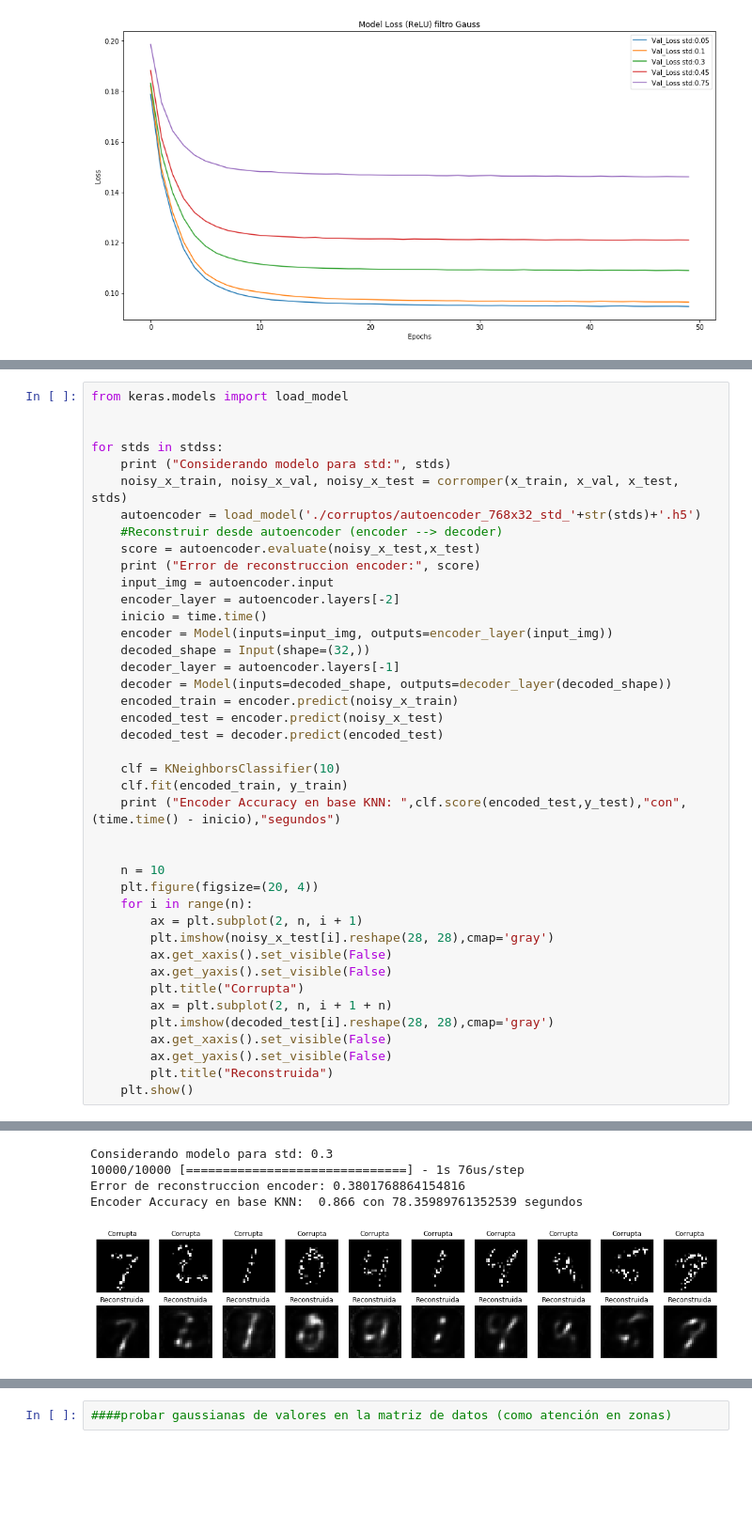
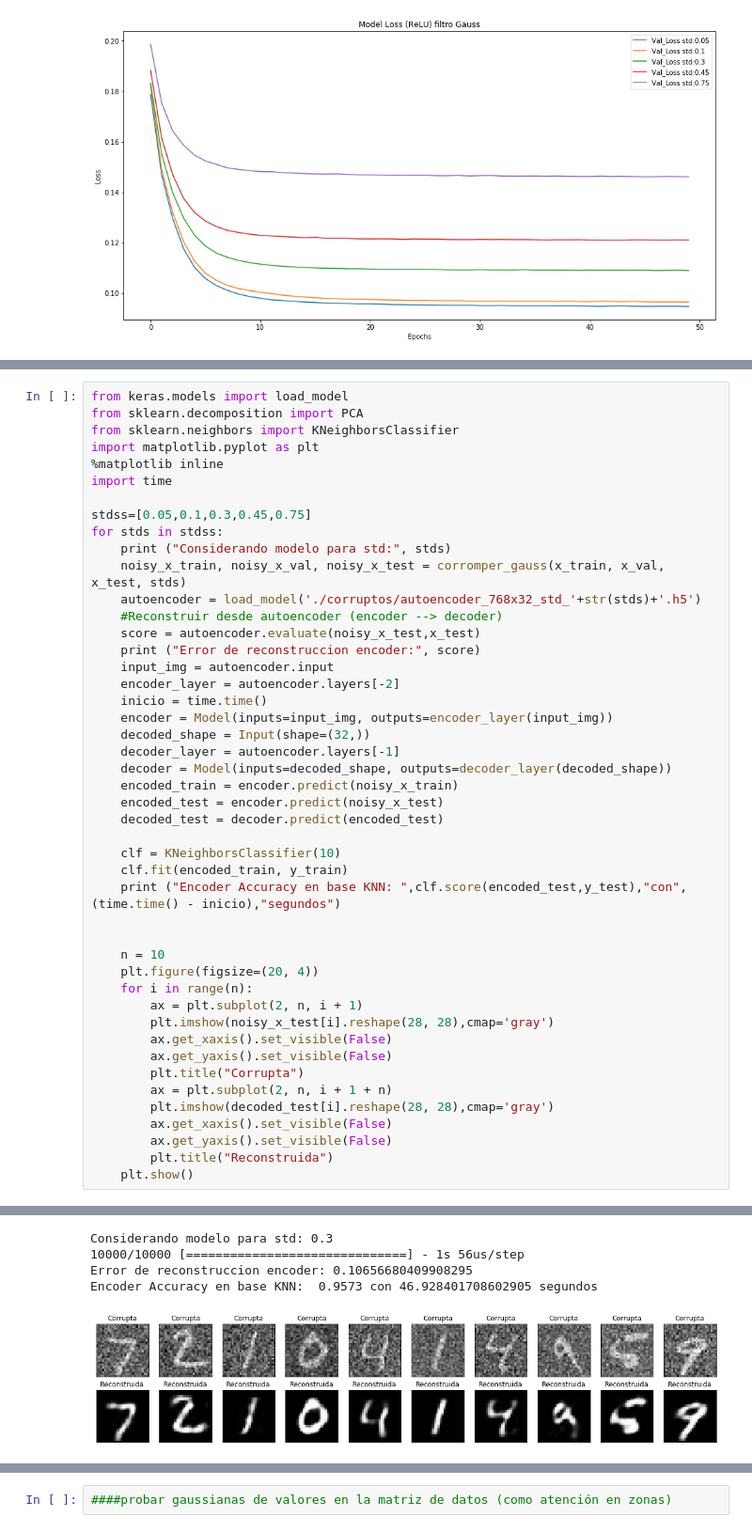
Before and after one commit to AlfredoAlfi/NNTarea2, a Jupyter notebook: Pregunta3.ipynb, the cells around one changed output, grey strips where cells are left out. Shown at 94% size. Saved outputs shown, nothing was run; the diff lists cells and outputs as text; blank space fills up the shorter version.

```diff
--- a/Pregunta3.ipynb
+++ b/Pregunta3.ipynb
@@ -1092,10 +1202,15 @@ plt.show()
 # %%
 from keras.models import load_model
+from sklearn.decomposition import PCA
+from sklearn.neighbors import KNeighborsClassifier
+import matplotlib.pyplot as plt
+%matplotlib inline
+import time
 
-
+stdss=[0.05,0.1,0.3,0.45,0.75]
 for stds in stdss:
     print ("Considerando modelo para std:", stds)
-    noisy_x_train, noisy_x_val, noisy_x_test = corromper(x_train, x_val, x_test, stds)
+    noisy_x_train, noisy_x_val, noisy_x_test = corromper_gauss(x_train, x_val, x_test, stds)
     autoencoder = load_model('./corruptos/autoencoder_768x32_std_'+str(stds)+'.h5')
     #Reconstruir desde autoencoder (encoder --> decoder)
     score = autoencoder.evaluate(noisy_x_test,x_test)
@@ -1144,6 +1259,6 @@ Encoder Accuracy en base KNN:  0.5437 con 84.77425050735474 segundos
 Considerando modelo para std: 0.3
-10000/10000 [==============================] - 1s 76us/step
-Error de reconstruccion encoder: 0.3801768864154816
-Encoder Accuracy en base KNN:  0.866 con 78.35989761352539 segundos
+10000/10000 [==============================] - 1s 56us/step
+Error de reconstruccion encoder: 0.10656680409908295
+Encoder Accuracy en base KNN:  0.9573 con 46.928401708602905 segundos
-[figure, old version]
+[figure, new version]
 Considerando modelo para std: 0.45
```
Also changed, not shown: parts of 48 cells of this notebook, 7 other files.
